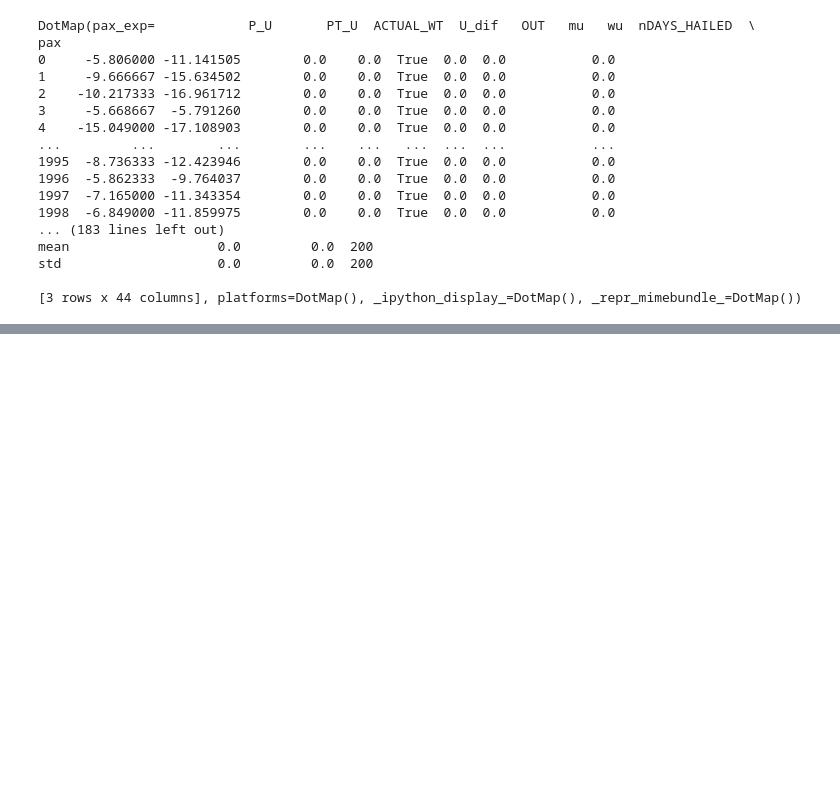
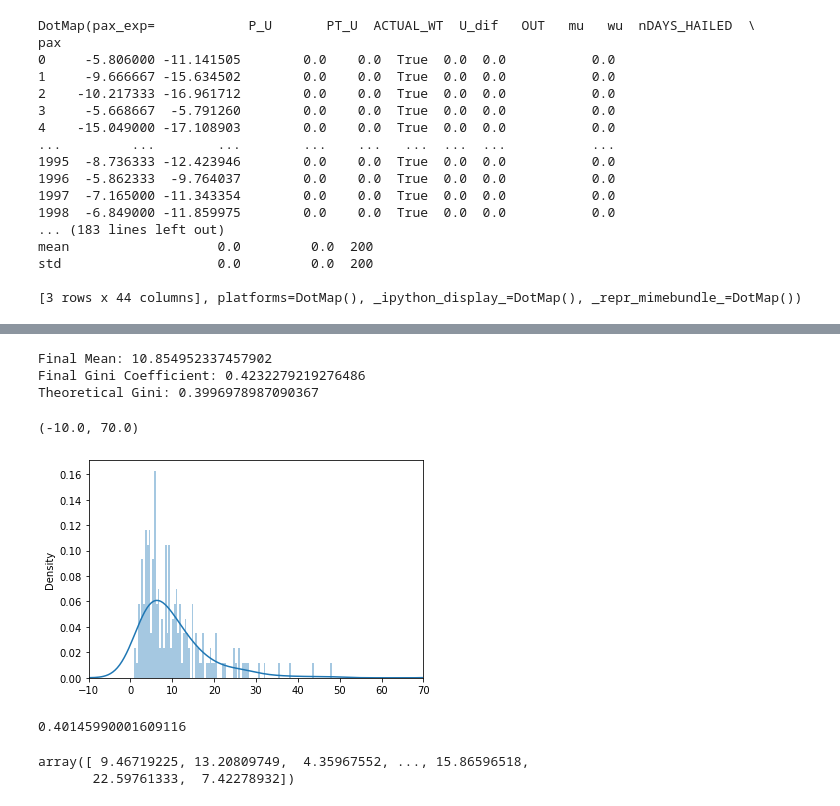
Before and after one commit to Farnoud-G/MaaSSim, a Jupyter notebook: docs/P3_Competition/Amsterdam-Try&Select.ipynb, the cells around one changed output, grey strips where cells are left out. Saved outputs shown, nothing was run; the diff lists cells and outputs as text; code cells hidden in the pictures; blank space fills up the shorter version.

```diff
--- a/docs/P3_Competition/Amsterdam-Try&Select.ipynb
+++ b/docs/P3_Competition/Amsterdam-Try&Select.ipynb
@@ -221,0 +309,50 @@ https://en.wikipedia.org/wiki/Legality_of_ridesharing_companies_by_jurisdiction?
+# %%
+import numpy as np
+from scipy.stats import norm
+
+# Define parameters
+sigma = 0.741
+mu = np.log(12) - sigma**2 / 2  # Ensure mean is 12
+
+# Function to compute the Gini coefficient
+def gini_coefficient(x):
+    """Compute the Gini coefficient of a distribution."""
+    x = np.sort(x)
+    n = len(x)
+    cumulative_sum = np.cumsum(x)
+    return (2 * np.sum((np.arange(1, n + 1) * x)) - (n + 1) * cumulative_sum[-1]) / (n * cumulative_sum[-1])
+
+# Generate a sample from the lognormal distribution
+np.random.seed(12)
+sample_size = 200
+values = np.random.lognormal(mean=mu, sigma=sigma, size=sample_size)
+
+# Compute statistics
+final_mean = np.mean(values)
+final_gini = gini_coefficient(values)
+
+print("Final Mean:", final_mean)
+print("Final Gini Coefficient:", final_gini)
+
+# Also print the theoretical Gini for confirmation:
+theoretical_gini = 2 * norm.cdf(sigma/np.sqrt(2)) - 1
+print("Theoretical Gini:", theoretical_gini)
+# %% [output]
+Final Mean: 10.854952337457902
+Final Gini Coefficient: 0.4232279219276486
+Theoretical Gini: 0.3996978987090367
+# %%
+sns.distplot(values, bins=200)
+plt.xlim(-10, 70)
+# %% [output]
+(-10.0, 70.0)
+[figure, added]
+# %%
+gini_coefficient(values)
+# %% [output]
+0.40145990001609116
+# %%
+values
+# %% [output]
+array([ 9.46719225, 13.20809749,  4.35967552, ..., 15.86596518,
+       22.59761333,  7.42278932])
```
Also changed, not shown: parts of 13 cells of this notebook, 4 other files.
